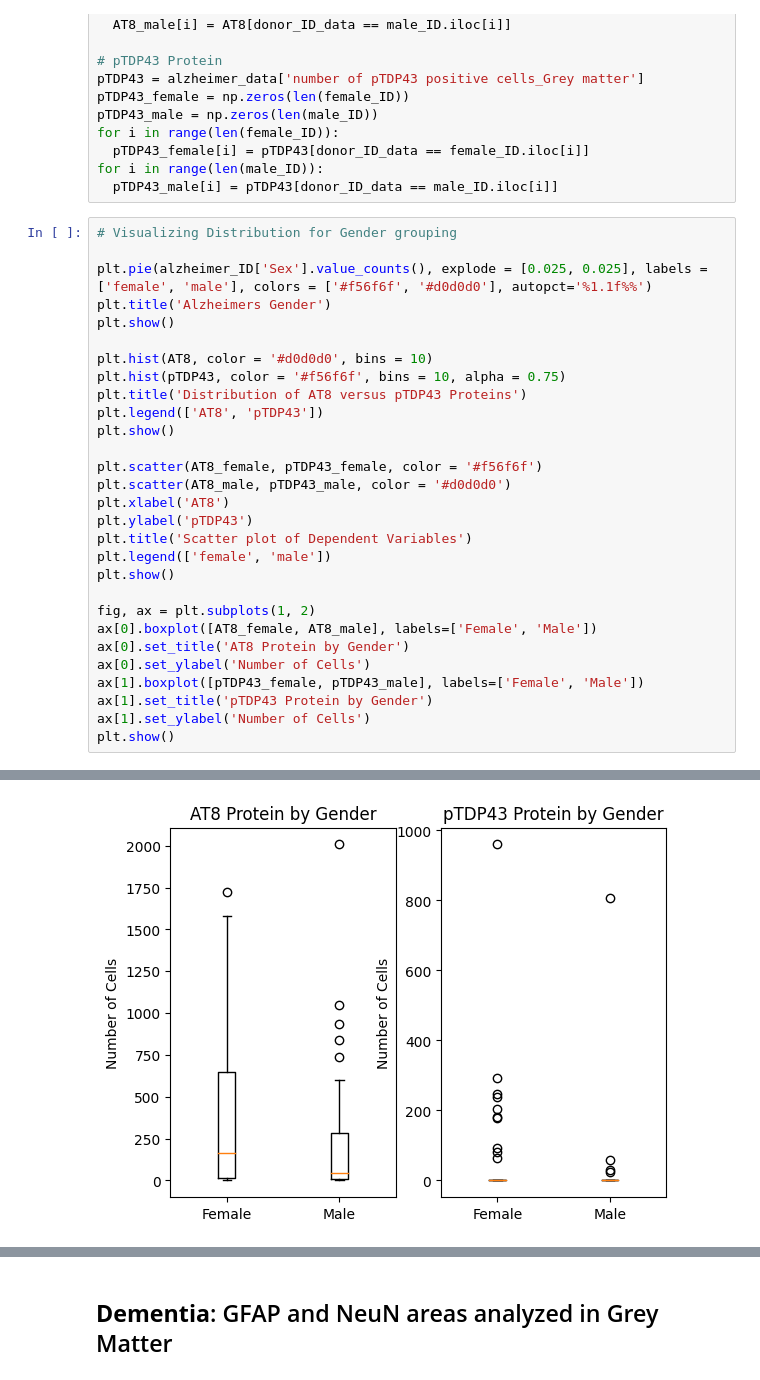
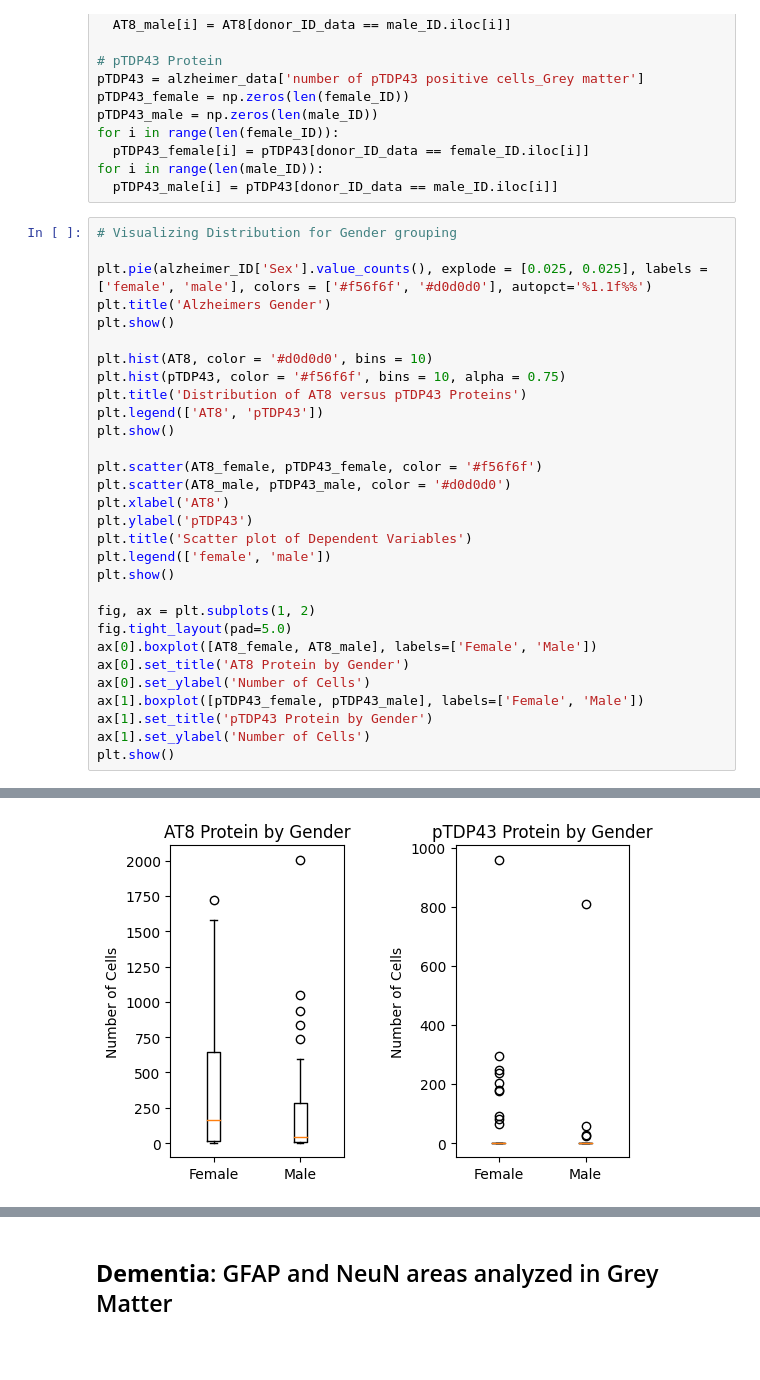
Before and after one commit to GraceHerchenroder/Neuro265, a Jupyter notebook: final project/final project.ipynb, the cells around one changed output, grey strips where cells are left out. Cells and saved outputs as stored; diff of their text form; blank space fills up the shorter version.

```diff
--- a/final project/final project.ipynb
+++ b/final project/final project.ipynb
@@ -60,31 +62,32 @@ for i in range(len(male_ID)):
 plt.pie(alzheimer_ID['Sex'].value_counts(), explode = [0.025, 0.025], labels = ['female', 'male'], colors = ['#f56f6f', '#d0d0d0'], autopct='%1.1f%%')
 plt.title('Alzheimers Gender')
 plt.show()
 
 plt.hist(AT8, color = '#d0d0d0', bins = 10)
 plt.hist(pTDP43, color = '#f56f6f', bins = 10, alpha = 0.75)
 plt.title('Distribution of AT8 versus pTDP43 Proteins')
 plt.legend(['AT8', 'pTDP43'])
 plt.show()
 
 plt.scatter(AT8_female, pTDP43_female, color = '#f56f6f')
 plt.scatter(AT8_male, pTDP43_male, color = '#d0d0d0')
 plt.xlabel('AT8')
 plt.ylabel('pTDP43')
 plt.title('Scatter plot of Dependent Variables')
 plt.legend(['female', 'male'])
 plt.show()
 
 fig, ax = plt.subplots(1, 2)
+fig.tight_layout(pad=5.0)
 ax[0].boxplot([AT8_female, AT8_male], labels=['Female', 'Male'])
 ax[0].set_title('AT8 Protein by Gender')
 ax[0].set_ylabel('Number of Cells')
 ax[1].boxplot([pTDP43_female, pTDP43_male], labels=['Female', 'Male'])
 ax[1].set_title('pTDP43 Protein by Gender')
 ax[1].set_ylabel('Number of Cells')
 plt.show()
 # %% [output]
 [figure]
 [figure]
 [figure]
-[figure, old version]
+[figure, new version]
```
Also changed, not shown: parts of 5 cells of this notebook.
